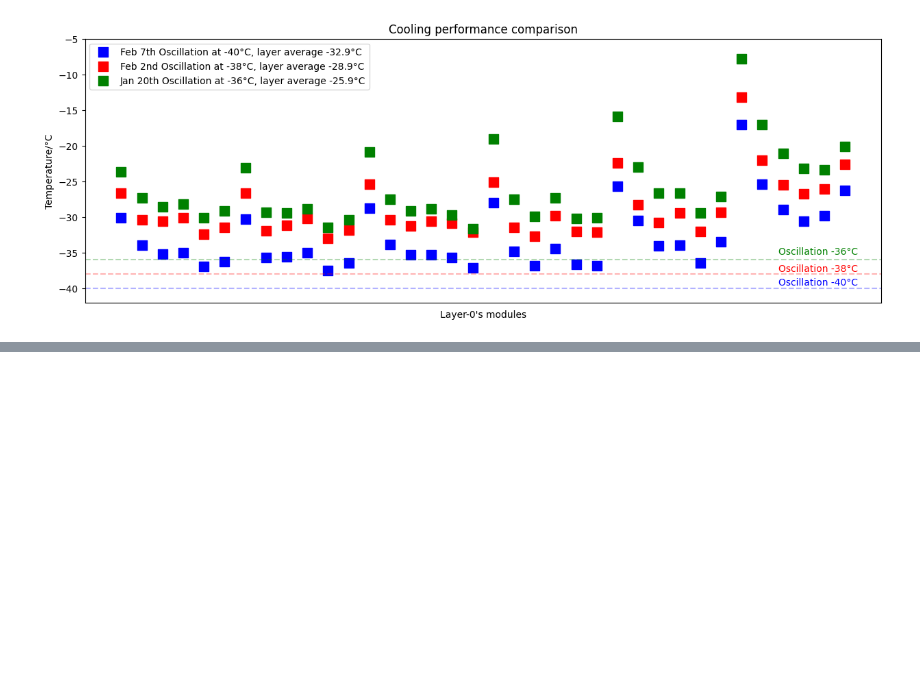
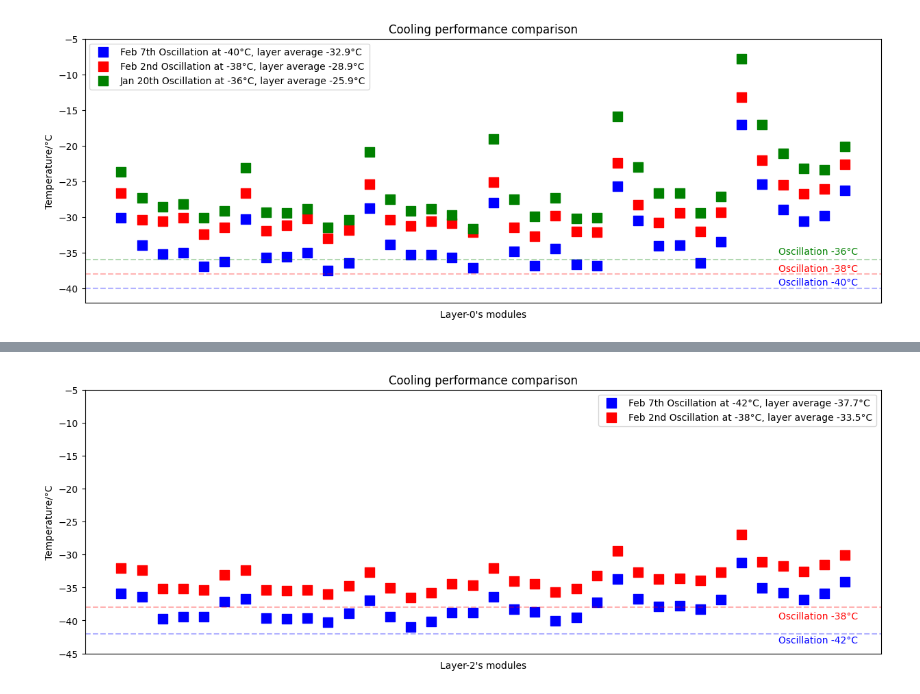
Before and after one commit to Eclipsedclaw/GAPS_thermal, a Jupyter notebook: Layer_temperature_comparison.ipynb, the cells around one changed output, grey strips where cells are left out. Cells and saved outputs as stored; diff of their text form; code cells hidden in the pictures; blank space fills up the shorter version.

```diff
--- a/Layer_temperature_comparison.ipynb
+++ b/Layer_temperature_comparison.ipynb
@@ -75,0 +105,19 @@ plt.show()
+# %%
+fig = plt.figure(figsize = (15, 5))
+ax1 = fig.add_subplot(111)
+xx = np.linspace(1, 36, num=36)
+plt.axhline(y = -42, color = 'b', linestyle = 'dashed', alpha = 0.3)
+plt.axhline(y = -38, color = 'r', linestyle = 'dashed', alpha = 0.3)
+ax1.scatter(xx, T_4, s=100, c='b', marker="s", label=f'Feb 7th Oscillation at -42\N{DEGREE SIGN}C, layer average %0.1f\N{DEGREE SIGN}C'%(round(np.average(T_4), 3)))
+ax1.set_xticks([])
+ax1.scatter(xx, T_5, s=100, c='r', marker="s", label=f'Feb 2nd Oscillation at -38\N{DEGREE SIGN}C, layer average %0.1f\N{DEGREE SIGN}C'%(round(np.average(T_5), 3)))
+ax1.set_xlabel('Layer-2\'s modules')
+ax1.set_ylabel('Temperature/\N{DEGREE SIGN}C')
+ax1.set_title('Cooling performance comparison')
+ax1.set_ylim([-45, -5])
+fig.text(0.8, 0.14, 'Oscillation -42\N{DEGREE SIGN}C', color = 'b')
+fig.text(0.8, 0.21, 'Oscillation -38\N{DEGREE SIGN}C', color = 'r')
+plt.legend()
+plt.show()
+# %% [output]
+[figure, added]
```
Also changed, not shown: parts of 4 cells of this notebook, 3 other files.
